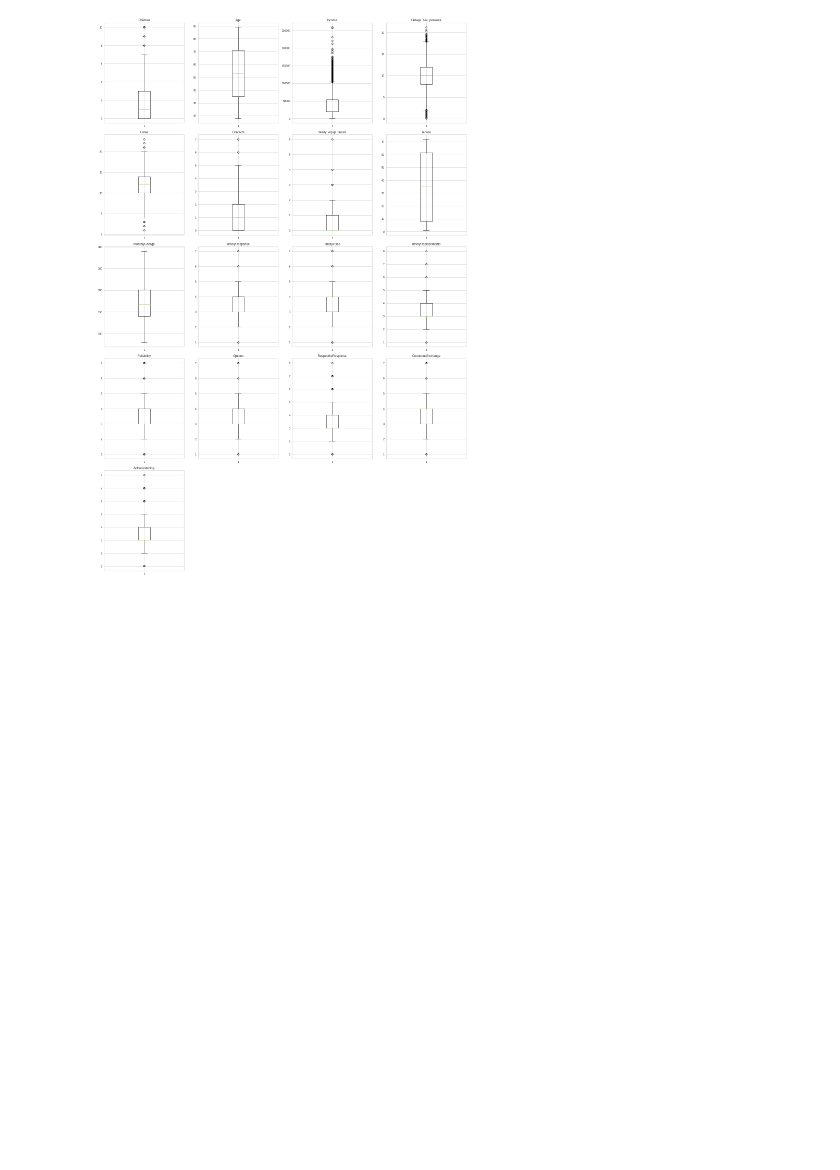
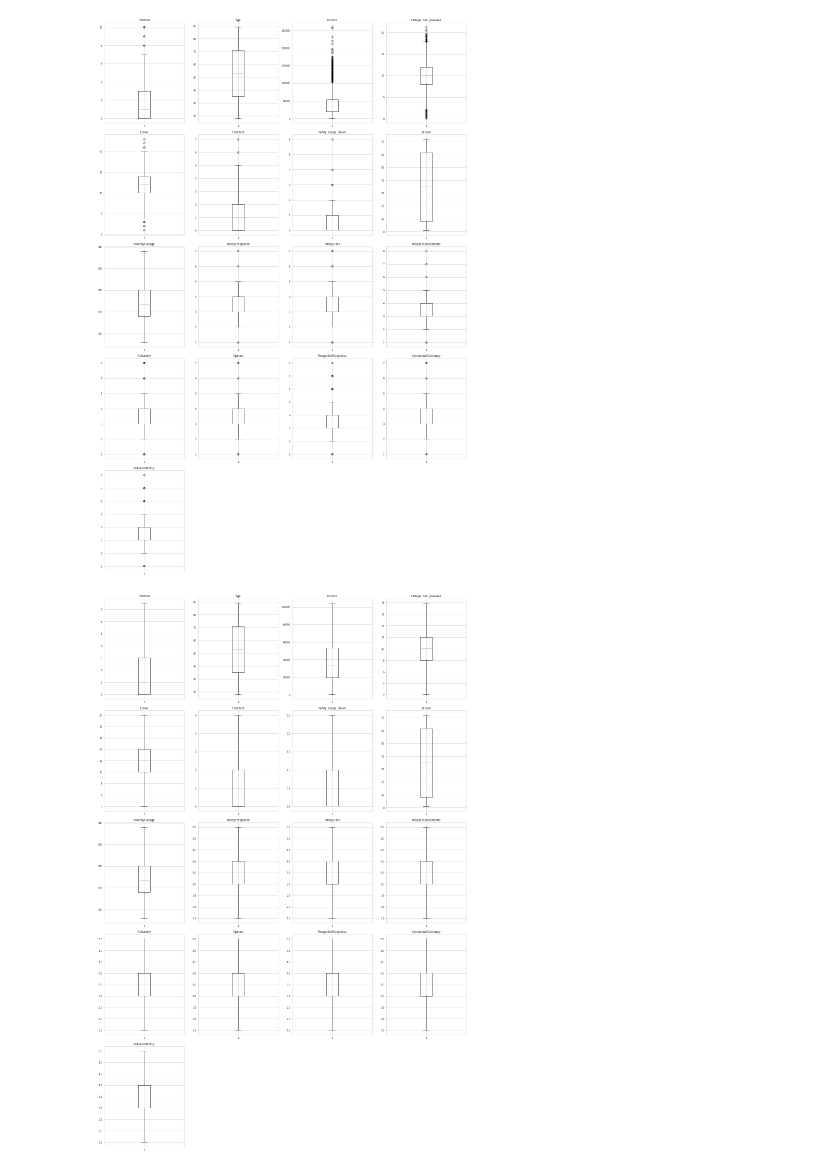
Before and after one commit to cfreeman22/d212_data_mining_2, a Jupyter notebook: D212_kmeans.ipynb, the cells around one changed output. Cells and saved outputs as stored; diff of their text form; code cells hidden in the pictures; blank space fills up the shorter version.

```diff
--- a/D212_kmeans.ipynb
+++ b/D212_kmeans.ipynb
@@ -290,5 +290,19 @@ plt.show()
 [figure]
 # %%
 #treating outliers
-col_to_treat = ['Mortgage', 'Income', 'CCAvg','portion_CCavg_Income']
+col_to_treat = ['Children', 'Income', 'Outage_sec_perweek','Email','Contacts','Yearly_equip_failure','TimelyResponse',
+                'TimelyFixes','TimelyReplacements','Reliability','Options','RespectfulResponse','CourteousExchange','ActiveListening']
 df = treat_outliers_all(df, col_to_treat)
+# %%
+#checking if all outliers are treated
+plt.figure(figsize=(20, 30))
+
+for i, variable in enumerate(num_vars):
+    plt.subplot(5, 4, i + 1)
+    plt.boxplot(df[variable], whis=1.5)
+    plt.tight_layout()
+    plt.title(variable)
+
+plt.show()
+# %% [output]
+[figure, added]
```
